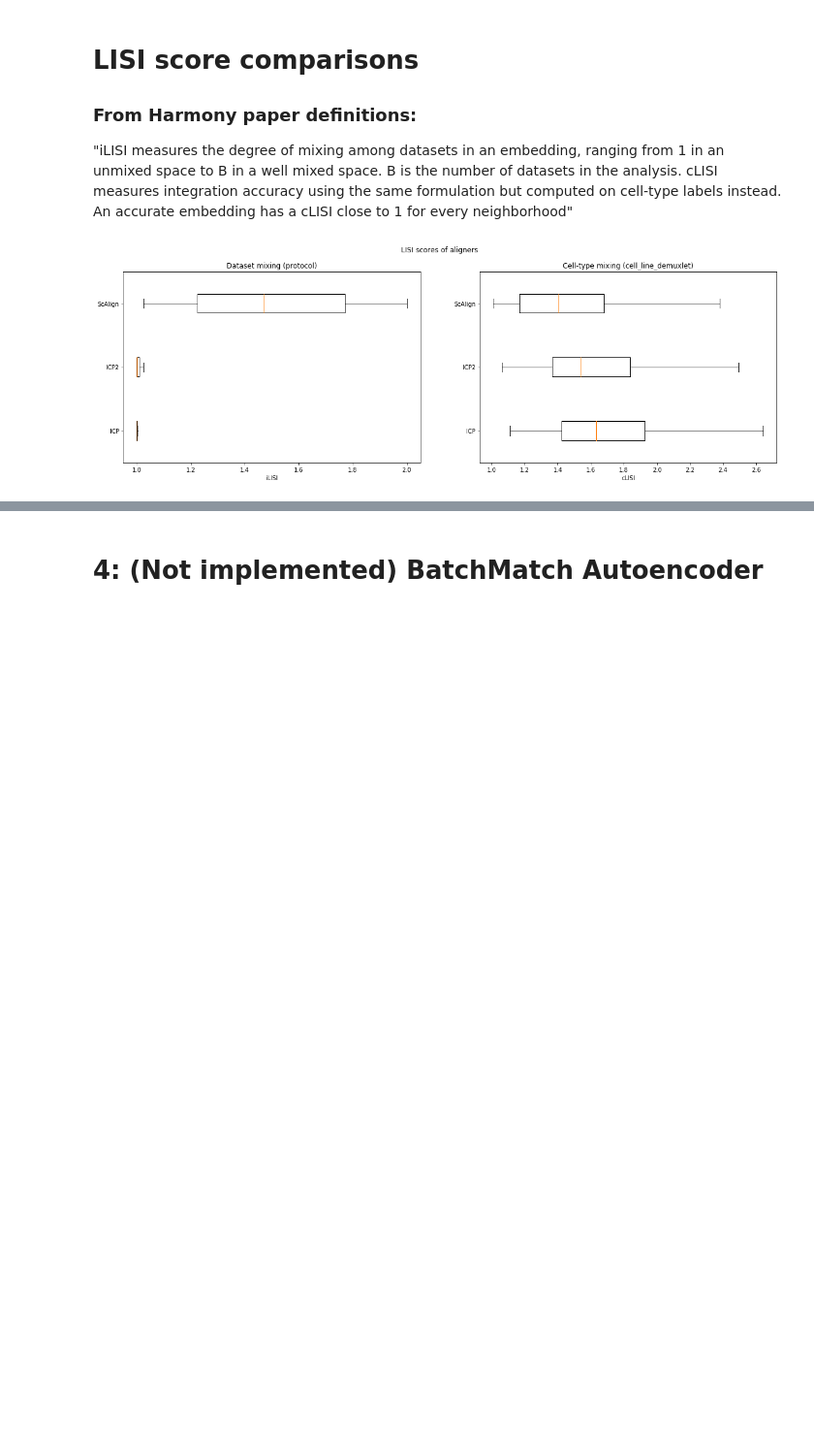
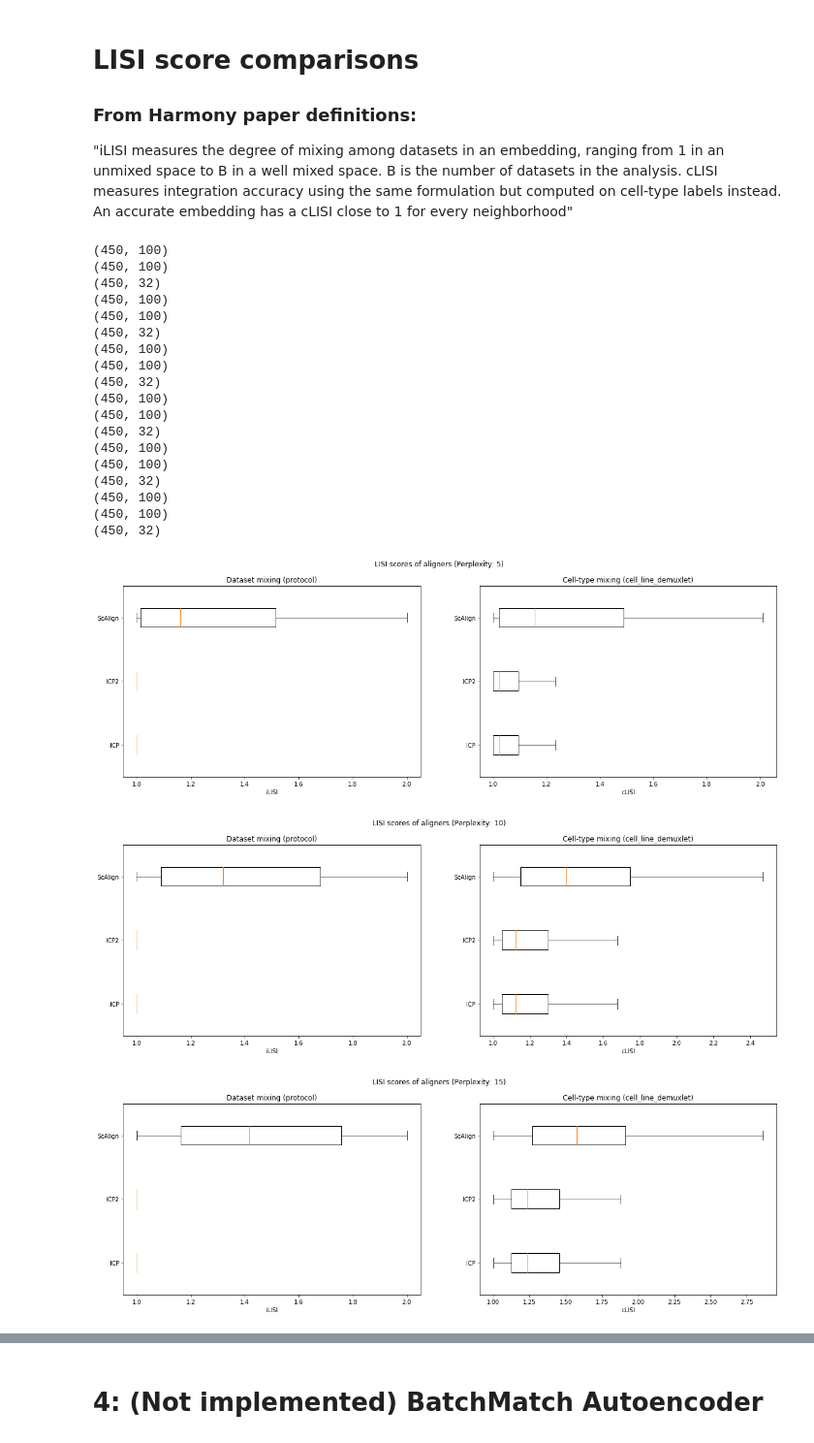
Before and after one commit to AmirAlavi/sc-alignment-benchmarking, a Jupyter notebook: data-alignment-experiments.ipynb, the cells around one changed output, grey strips where cells are left out. Shown at 97% size. Saved outputs shown, nothing was run; the diff lists cells and outputs as text; code cells hidden in the pictures; blank space fills up the shorter version.

```diff
--- a/data-alignment-experiments.ipynb
+++ b/data-alignment-experiments.ipynb
@@ -268,14 +268,14 @@ def before_and_after_plots(A, B, type_index_dict, aligner_fcn, standardize=True,
         axes[1,1].scatter(combined[idx, 0], combined[idx, 1], label=cell_type, alpha=0.15)
         axes[1,1].legend()
 
-def compute_lisi(A, B, combined_meta, batch_key, cell_type_key, aligner_fcn, do_B_transform=False):
+def compute_lisi(A, B, combined_meta, batch_key, cell_type_key, aligner_fcn, perplexity=30, do_B_transform=False):
     A = aligner_fcn(A)
     if do_B_transform:
         B = aligner_fcn(B)
     X = np.concatenate((A, B))
     print(X.shape)
     assert(X.shape[0] == combined_meta.shape[0])
-    return metrics.lisi2(X, combined_meta, [batch_key, cell_type_key])
+    return metrics.lisi2(X, combined_meta, [batch_key, cell_type_key], perplexity=perplexity)
 # %% [markdown]
 ## We choose CellBench data, aligning batches: Dropseq --> CELseq2
 # %%
@@ -295,5 +295,4 @@ aligner = icp.ICP(A, B, type_index_dict, loss_function=icp.closest_point_loss, m
 # Get results
 aligner_fcn = lambda x: aligner(torch.from_numpy(x).float()).detach().numpy()
 before_and_after_plots(A, B, type_index_dict, aligner_fcn=aligner_fcn)
-icp_lisi = compute_lisi(A, B, combined_meta, batch_key='protocol', cell_type_key='cell_line_demuxlet', aligner_fcn=aligner_fcn)
 # %% [output]
@@ -313,5 +311,4 @@ aligner = icp.ICP(A, B, type_index_dict, loss_function=icp.relaxed_match_loss, m
 # Get results
 aligner_fcn=lambda x: aligner(torch.from_numpy(x).float()).detach().numpy()
 before_and_after_plots(A, B, type_index_dict, aligner_fcn=aligner_fcn)
-diverse_icp_lisi = compute_lisi(A, B, combined_meta, batch_key='protocol', cell_type_key='cell_line_demuxlet', aligner_fcn=aligner_fcn)
 # %% [output]
@@ -360,5 +356,4 @@ Trained encoder saved to: scAlign_model\model_alignment\train\model.ckpt-4352
 # Get results
 #combined_aligned = sc_align.encode(np.concatenate((A, B)))
 before_and_after_plots(A, B, type_index_dict, aligner_fcn=sc_align.encode, do_B_transform=True)
-scalign_lisi = compute_lisi(A, B, combined_meta, batch_key='protocol', cell_type_key='cell_line_demuxlet', aligner_fcn=sc_align.encode, do_B_transform=True)
 # %% [output]
@@ -374,20 +368,49 @@ scalign_lisi = compute_lisi(A, B, combined_meta, batch_key='protocol', cell_type
  on cell-type labels instead. An accurate embedding has a cLISI close to 1 for every
  neighborhood"
 # %%
-def lisi_score_plot(method_names, lisi_dfs, batch_key, cell_type_key):
+def lisi_score_plot(method_names, lisi_dfs, perplexity, batch_key, cell_type_key):
     fig, (ax1, ax2) = plt.subplots(1, 2, figsize=(20,6))
-    fig.suptitle('LISI scores of aligners')
+    fig.suptitle('LISI scores of aligners (Perplexity: {})'.format(perplexity))
     ax1.set_title('Dataset mixing ({})'.format(batch_key))
     lisi_data = [df[batch_key].values for df in lisi_dfs]
     ax1.boxplot(lisi_data, vert=False, labels=method_names, showfliers=False)
     ax1.set_xlabel('iLISI')
     ax2.set_title('Cell-type mixing ({})'.format(cell_type_key))
     lisi_data = [df[cell_type_key] for df in lisi_dfs]
     ax2.boxplot(lisi_data, vert=False, labels=method_names, showfliers=False)
     ax2.set_xlabel('cLISI')
     #plt.savefig('{}_embeddings.pdf'.format(ds_key), bbox='tight')
     plt.show
 
-lisi_score_plot(['ICP', 'ICP2', 'ScAlign'], [icp_lisi, diverse_icp_lisi, scalign_lisi], 'protocol', 'cell_line_demuxlet')
+
+for plex in [5, 10, 15, 30, 50, 70]:
+    icp_lisi = compute_lisi(A, B, combined_meta, batch_key='protocol', cell_type_key='cell_line_demuxlet',
+                            aligner_fcn=aligner_fcn, perplexity=plex)
+    diverse_icp_lisi = compute_lisi(A, B, combined_meta, batch_key='protocol', cell_type_key='cell_line_demuxlet',
+                                    aligner_fcn=aligner_fcn, perplexity=plex)
+    scalign_lisi = compute_lisi(A, B, combined_meta, batch_key='protocol', cell_type_key='cell_line_demuxlet',
+                                aligner_fcn=sc_align.encode, perplexity=plex, do_B_transform=True)
+
+    lisi_score_plot(['ICP', 'ICP2', 'ScAlign'], [icp_lisi, diverse_icp_lisi, scalign_lisi], plex, 'protocol', 'cell_line_demuxlet')
 # %% [output]
+(450, 100)
+(450, 100)
+(450, 32)
+(450, 100)
+(450, 100)
+(450, 32)
+(450, 100)
+(450, 100)
+(450, 32)
+(450, 100)
+(450, 100)
+(450, 32)
+(450, 100)
+(450, 100)
+(450, 32)
+(450, 100)
+(450, 100)
+(450, 32)
-[figure, old version]
+[figure, new version]
+[figure, added]
+[figure, added]
```
Also changed, not shown: parts of 9 cells of this notebook, 4 other files.
